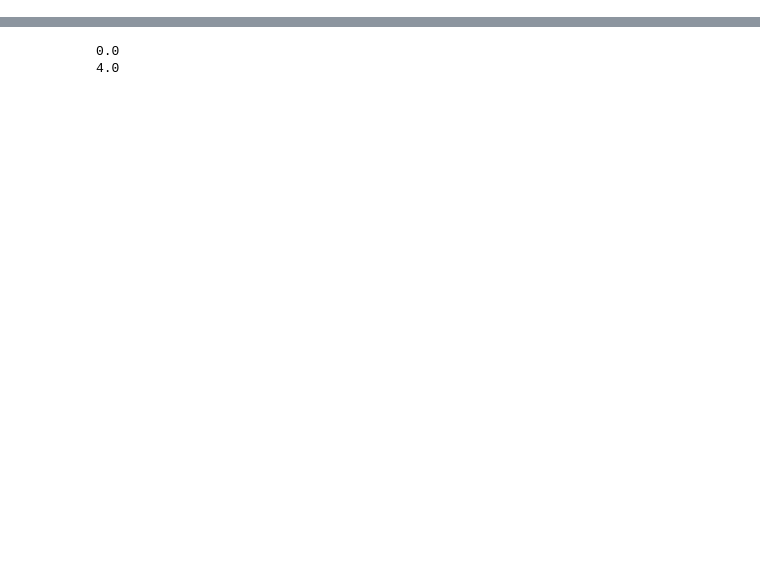
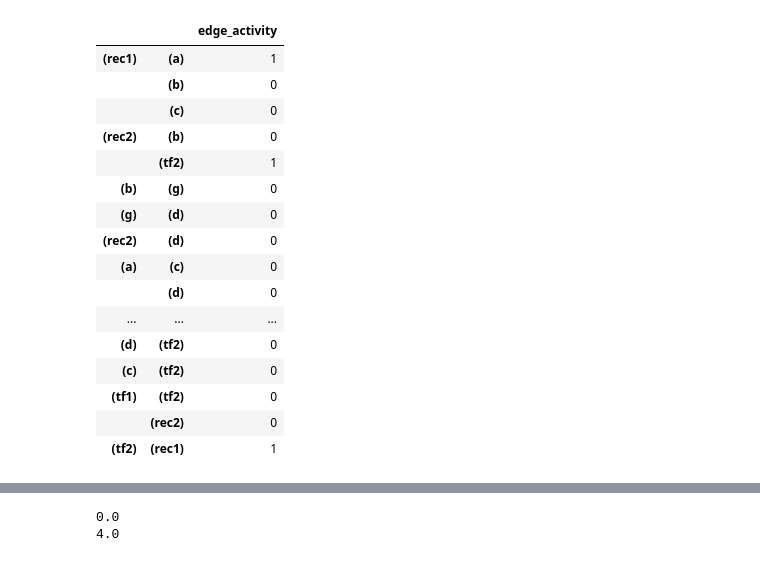
Before and after one commit to saezlab/corneto, a Jupyter notebook: docs/guide/signaling/carnival.ipynb, the cells around one changed output, grey strips where cells are left out. Cells and saved outputs as stored; diff of their text form; code cells hidden in the pictures; blank space fills up the shorter version.

```diff
--- a/docs/guide/signaling/carnival.ipynb
+++ b/docs/guide/signaling/carnival.ipynb
@@ -66,47 +68,27 @@ G.plot()
 [drawing not drawn]
 # %%
 from corneto.methods.future.carnival import CarnivalFlow, CarnivalILP
-from corneto.data import Data
 
 samples = {
-    "c1": {
+    "input_example": {
         "rec2": {
             "value": 1,
-            "type": "input"
+            "mapping": "vertex",
+            "role": "input"
         },
         "tf1": {
             "value": -2,
-            "type": "output"
+            "mapping": "vertex",
+            "role": "output"
         },
         "tf2": {
             "value": 1,
-            "type": "output"
-        }
-    },
-    "c2": {
-        "rec1": {
-            "value": 1,
-            "type": "input"
-        },
-        "rec2": {
-            "value": -1,
-            "type": "input"
-        },
-        "tf1": {
-            "value": 1,
-            "type": "output"
-        },
-        "tf2": {
-            "value": -1,
-            "type": "output"
-        },
-        "tf3": {
-            "value": 3,
-            "type": "output"
+            "mapping": "vertex",
+            "role": "output"
         }
     }
 }
 
-data = Data.from_dict(samples)
+data = cn.Data.from_cdict(samples)
 data
 # %% [output]
@@ -169,3 +156,3 @@ list(dd.values())
 # %%
-c = CarnivalILP(beta_weight=0, disable_acyclicity=False)
-P = c.build(G, dd)
+c = CarnivalILP(beta_weight=1e-3)
+P = c.build(G, data)
@@ -184,3 +168,24 @@ for o in P.objectives:
 c.processed_graph.edge_subgraph(np.flatnonzero(P.expr.edge_values.value)).plot()
 # %% [output]
 [drawing not drawn]
+# %%
+# Extract the values from the problem
+pd.DataFrame(P.expr.edge_values.value, index=c.processed_graph.E, columns=["edge_activity"]).astype(int)
+# %% [output]
+|  |  | edge_activity |
+| (rec1) | (a) | 1 |
+|  | (b) | 0 |
+|  | (c) | 0 |
+| (rec2) | (b) | 0 |
+|  | (tf2) | 1 |
+| (b) | (g) | 0 |
+| (g) | (d) | 0 |
+| (rec2) | (d) | 0 |
+| (a) | (c) | 0 |
+|  | (d) | 0 |
+| ... | ... | ... |
+| (d) | (tf2) | 0 |
+| (c) | (tf2) | 0 |
+| (tf1) | (tf2) | 0 |
+|  | (rec2) | 0 |
+| (tf2) | (rec1) | 1 |
```
Also changed, not shown: parts of 27 cells of this notebook, 9 other files.
